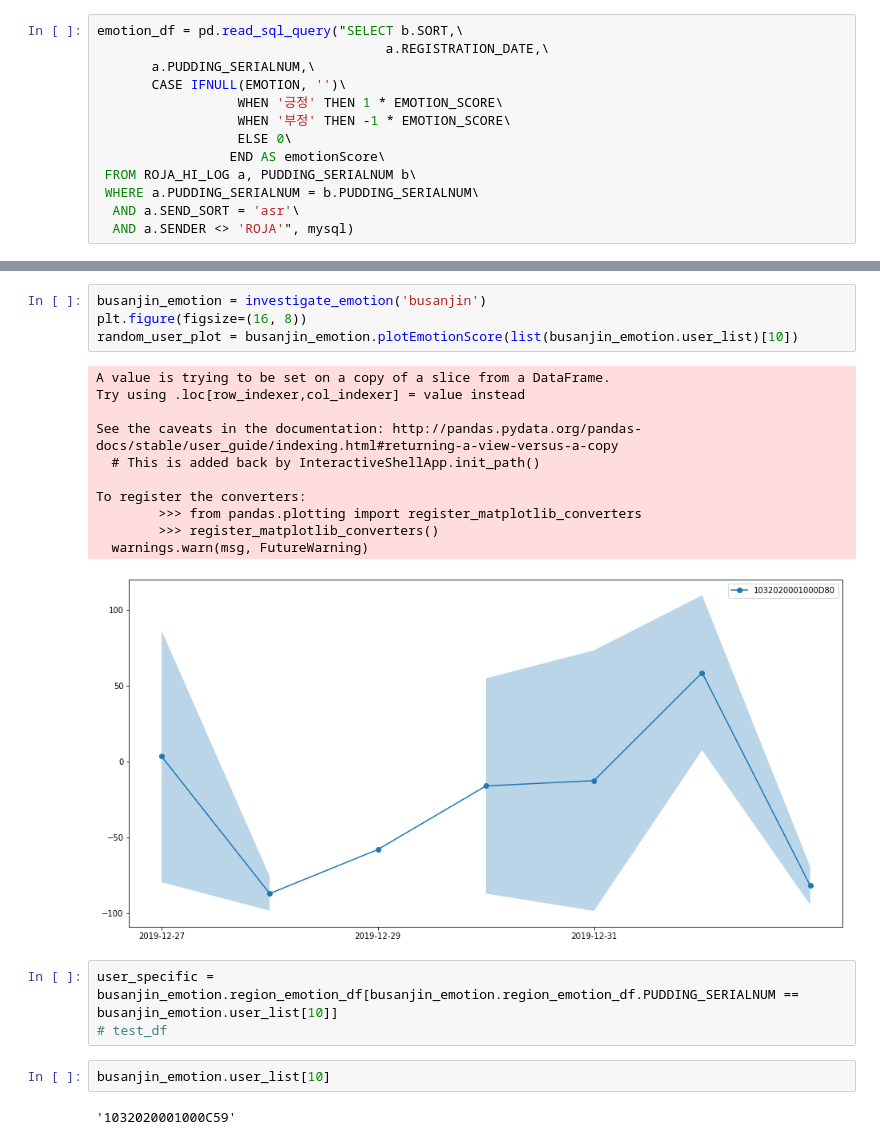
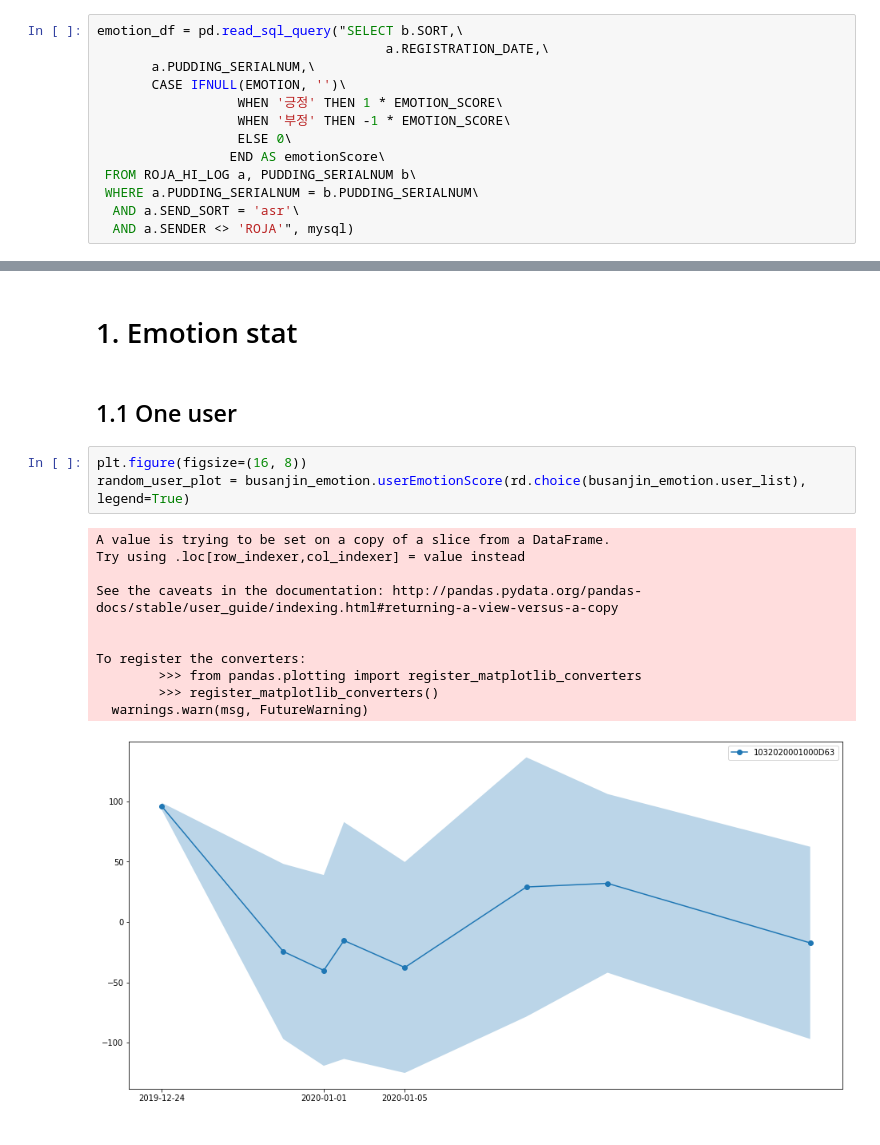
Before and after one commit to swoh816/DasomDataAnalysis, a Jupyter notebook: Busan/dasom_data-emotion_and_usage.ipynb, the cells around one changed output, grey strips where cells are left out. Drawn from its saved outputs; the diff is of its cells as text.

Commit message:
Emotion data analysis

```diff
--- a/Busan/dasom_data-emotion_and_usage.ipynb
+++ b/Busan/dasom_data-emotion_and_usage.ipynb
@@ -55,23 +133,19 @@ class investigate_emotion:
+# %% [markdown]
+# 1. Emotion stat
+# %% [markdown]
+## 1.1 One user
 # %%
-busanjin_emotion = investigate_emotion('busanjin')
 plt.figure(figsize=(16, 8))
-random_user_plot = busanjin_emotion.plotEmotionScore(list(busanjin_emotion.user_list)[10])
+random_user_plot = busanjin_emotion.userEmotionScore(rd.choice(busanjin_emotion.user_list), legend=True)
 # %% [output]
 A value is trying to be set on a copy of a slice from a DataFrame.
 Try using .loc[row_indexer,col_indexer] = value instead
 
 See the caveats in the documentation: http://pandas.pydata.org/pandas-docs/stable/user_guide/indexing.html#returning-a-view-versus-a-copy
-  # This is added back by InteractiveShellApp.init_path()
+
 
 To register the converters:
         >>> from pandas.plotting import register_matplotlib_converters
         >>> register_matplotlib_converters()
   warnings.warn(msg, FutureWarning)
-[figure, old version]
+[figure, new version]
-# %%
-user_specific = busanjin_emotion.region_emotion_df[busanjin_emotion.region_emotion_df.PUDDING_SERIALNUM == busanjin_emotion.user_list[10]]
-# test_df
-# %%
-busanjin_emotion.user_list[10]
-# %% [output]
-'1032020001000C59'
```
Also changed, not shown: parts of 24 cells of this notebook.
